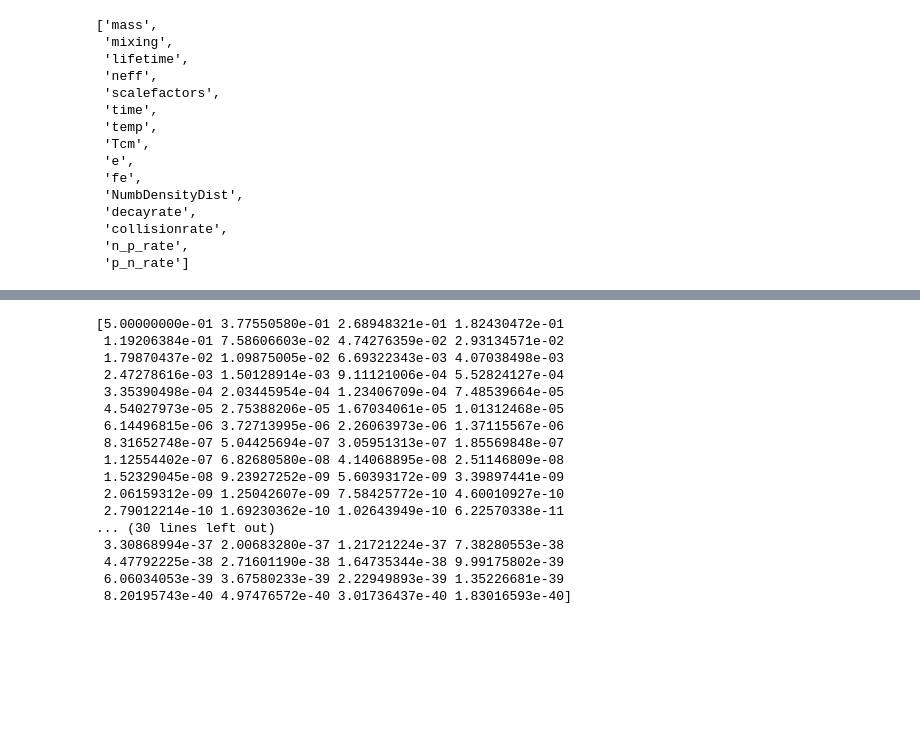
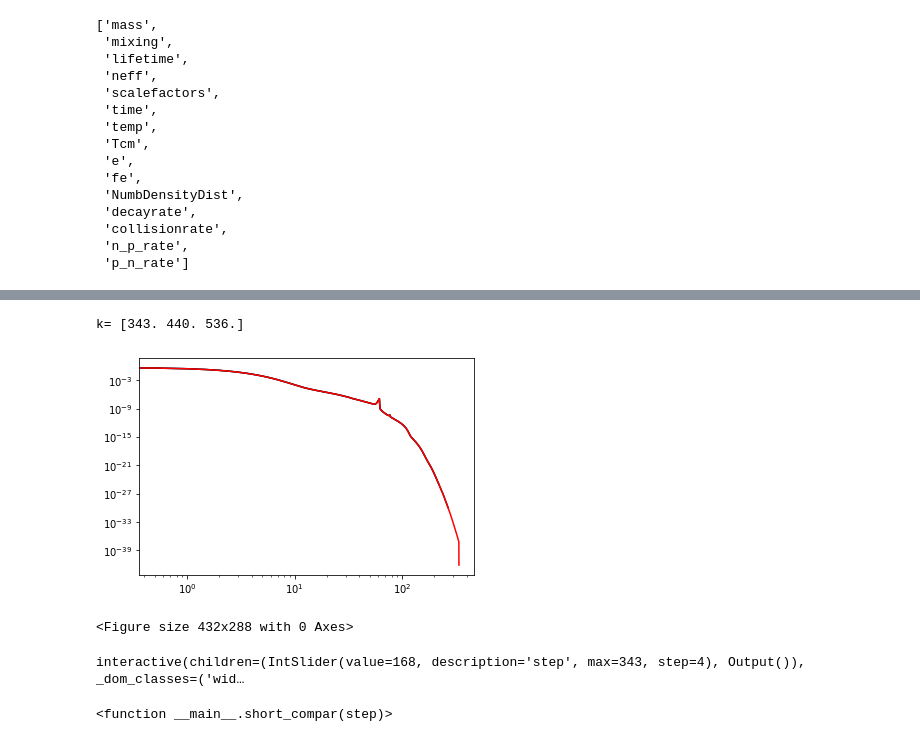
Before and after one commit to nuLABatUSD/scatter_sterile_decay, a Jupyter notebook: Test_Run.ipynb, the cells around one changed output, grey strips where cells are left out. Cells and saved outputs as stored; diff of their text form; code cells hidden in the pictures; blank space fills up the shorter version.

Commit message:
testing c-short with spread vs not spread

```diff
--- a/Test_Run.ipynb
+++ b/Test_Run.ipynb
@@ -719,22 +708,3 @@ aaa.files
  'collisionrate',
  'n_p_rate',
  'p_n_rate']
-# %%
- p=np.zeros(len(aaa['e'][1])+10)
-
-
-
-y_test=aaa['fe'][1]
-a = aaa['scalefactors'][1]
-
-Tcm = 1/a #We always need T_initial * a_initial = 1
-T=aaa['temp'][1]
-e_array=aaa['e'][1]
-time=aaa['time'][1]
-
-
-
-
-
-k_test=find_breaks(y_test)
-c=C_short(e_array*Tcm,y_test,T,k_test)
@@ -759,20 +711,27 @@ smallgrid y= [5.00000000e-01 3.77550580e-01 2.68948321e-01 1.82430472e-01
-# %%
-print(y_test)
-# %% [output]
-[5.00000000e-01 3.77550580e-01 2.68948321e-01 1.82430472e-01
- 1.19206384e-01 7.58606603e-02 4.74276359e-02 2.93134571e-02
- 1.79870437e-02 1.09875005e-02 6.69322343e-03 4.07038498e-03
- 2.47278616e-03 1.50128914e-03 9.11121006e-04 5.52824127e-04
- 3.35390498e-04 2.03445954e-04 1.23406709e-04 7.48539664e-05
- 4.54027973e-05 2.75388206e-05 1.67034061e-05 1.01312468e-05
- 6.14496815e-06 3.72713995e-06 2.26063973e-06 1.37115567e-06
- 8.31652748e-07 5.04425694e-07 3.05951313e-07 1.85569848e-07
- 1.12554402e-07 6.82680580e-08 4.14068895e-08 2.51146809e-08
- 1.52329045e-08 9.23927252e-09 5.60393172e-09 3.39897441e-09
- 2.06159312e-09 1.25042607e-09 7.58425772e-10 4.60010927e-10
- 2.79012214e-10 1.69230362e-10 1.02643949e-10 6.22570338e-11
-... (30 lines left out)
- 3.30868994e-37 2.00683280e-37 1.21721224e-37 7.38280553e-38
- 4.47792225e-38 2.71601190e-38 1.64735344e-38 9.99175802e-39
- 6.06034053e-39 3.67580233e-39 2.22949893e-39 1.35226681e-39
- 8.20195743e-40 4.97476572e-40 3.01736437e-40 1.83016593e-40]
+# %%
+def map_grids(step):
+    y_test=aaa['fe'][step]
+    a = aaa['scalefactors'][step]
+
+    Tcm = 1/a #We mult this to e_array for p input in C_short??
+    T=aaa['temp'][step]
+    e_array=aaa['e'][step]
+    time=aaa['time'][step]
+
+    k_test=find_breaks(y_test)
+    c,p_small,f_small,p_big,f_big,p_whole,f_whole=C_short(e_array,y_test,T,k_test)
+
+
+    plt.figure()
+    plt.loglog(p_small,f_small)
+    plt.loglog(p_big,f_big,color='k')
+    plt.loglog(p_whole,f_whole,color='r')
+    #plt.xlim(1,100)
+    #plt.ylim(10**-7,10**-1)
+    plt.figure()
+# %%
+map_grids(100)
+# %% [output]
+k= [343. 440. 536.]
+[figure, added]
+<Figure size 432x288 with 0 Axes>
@@ -778,0 +755,5 @@ print(y_test)
+# %%
+widgets.interact(short_compar, step=(0,343,4))
+# %% [output]
+interactive(children=(IntSlider(value=168, description='step', max=343, step=4), Output()), _dom_classes=('wid…
+<function __main__.short_compar(step)>
```
Also changed, not shown: parts of 5 cells of this notebook.
